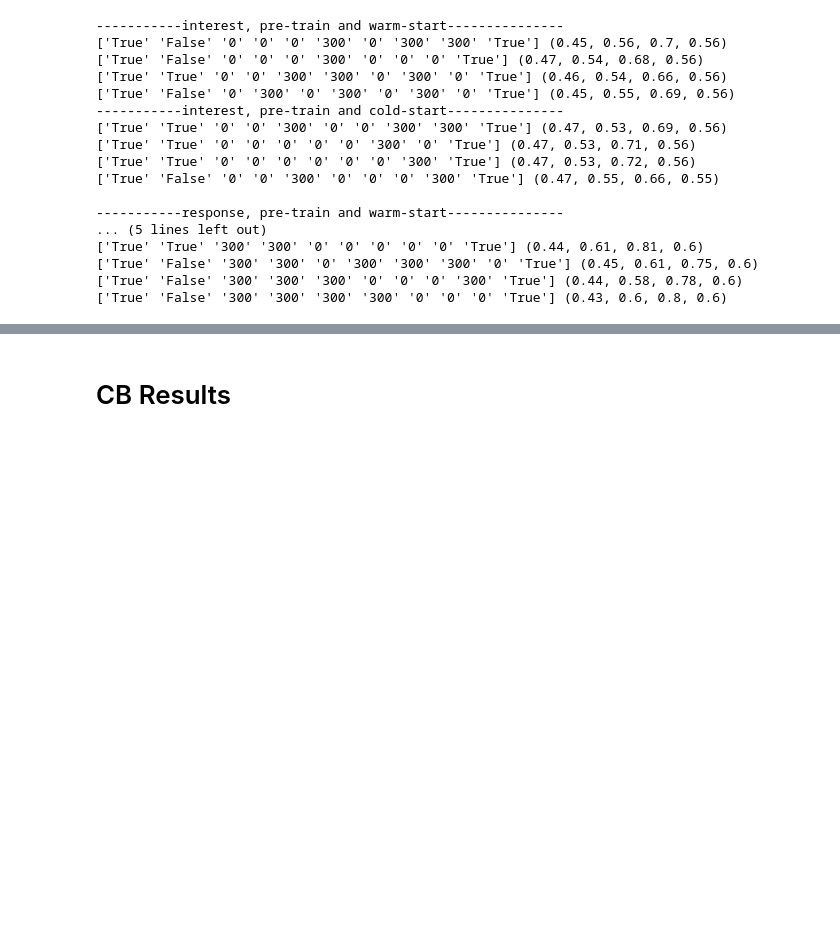
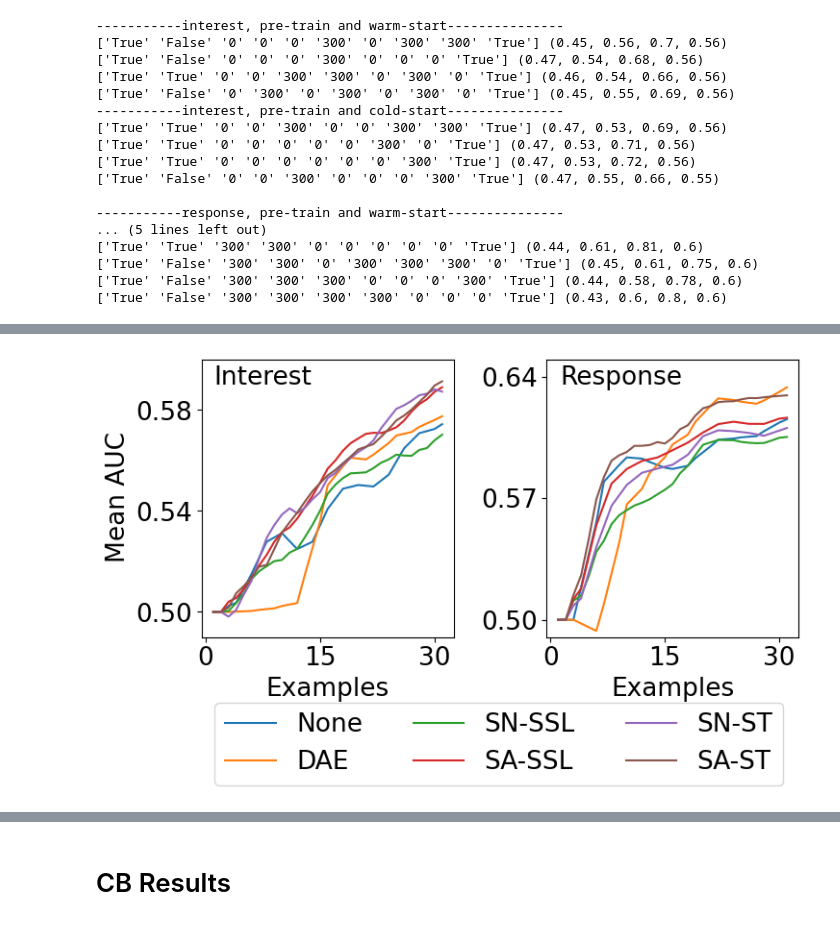
Before and after one commit to mrucker/diss, a Jupyter notebook: sapiens/notebooks/5) results.ipynb, the cells around one changed output, grey strips where cells are left out. Saved outputs shown, nothing was run; the diff lists cells and outputs as text; code cells hidden in the pictures; blank space fills up the shorter version.

```diff
--- a/sapiens/notebooks/5) results.ipynb
+++ b/sapiens/notebooks/5) results.ipynb
@@ -194,14 +281,0 @@ for row in off_p(res, group_by="trn", mets=["g[1]-auc0"], sort_by=("g[1]-auc0","
-# %%
-res0 = cb.Result.from_file("../logs/2/offnp-ae-interest.log.gz").where(index=1)
-res1 = cb.Result.from_file("../logs/2/offnp-ae-response.log.gz").where(index=1)
-
-print("-----------interest----------")
-print(off_p(res0,mets=["g[0]-auc0"],sort_by=("g[0]-auc0","avg")))
-print("-----------------------------")
-print(res0.evaluators.to_pandas())
-
-print()
-print("-----------response----------")
-print(off_p(res1,mets=["g[1]-auc0"],sort_by=("g[1]-auc0","avg")))
-print("-----------------------------")
-print(res1.evaluators.to_pandas())
@@ -496 +450,62 @@ Name: 919, dtype: object
+# %%
+def draw_online_plot1(res0,vid0,res1,vid1,labels,filename,ylim0=None,yticks0=None,ylim1=None,yticks1=None,ncols=2,s=4,bbox_xoffset=0.0,bbox_yoffset=0.0,figsize=(8,3),nfrows=2,nfcols=1):
+    fs = 19
+
+    plt.rcParams['font.size'] = fs
+
+    fig, axs = plt.subplots(nfrows, nfcols, figsize=figsize)
+
+    for v1,v2,c,l in zip(vid0,vid1,colors,labels):
+        res0.where(evaluator_id=v1).plot_learners(y='auc0',l=['evaluator_id'],span=s,ax=axs[0],legend=False,colors=c,labels=l,out=None)
+        res1.where(evaluator_id=v2).plot_learners(y='auc0',l=['evaluator_id'],span=s,ax=axs[1],legend=False,colors=c,labels=l,out=None)
+
+#    axs[0].set_xticks([])
+#    axs[0].set_xlabel("")
+
+    if ylim0: axs[0].set_ylim(*ylim0)
+    if ylim1: axs[1].set_ylim(*ylim1)
+
+    if yticks0: axs[0].set_yticks(yticks0)
+    if yticks1: axs[1].set_yticks(yticks1)
+
+    axs[0].set_xticks([0,15,30])
+    axs[1].set_xticks([0,15,30])
+
+    axs[0].set_ylabel("")
+    axs[1].set_ylabel("")
+
+    axs[0].set_xlabel("Examples")
+    axs[1].set_xlabel("Examples")
+
+    axs[0].set_title('',loc='left')
+    axs[1].set_title('',loc='left')
+
+    axs[1].legend(ncols=ncols,loc="lower center",bbox_to_anchor=(.4+bbox_xoffset,-1.25+bbox_yoffset))
+
+    fig.text(0.00, 0.5 , 'Mean AUC', va='center', rotation='vertical', math_fontfamily='cm')
+    fig.text(0.14, 0.83, 'Interest', va='center', rotation='horizontal')
+    fig.text(0.59, 0.83, 'Response', va='center', rotation='horizontal')
+
+
+    plt.xticks(fontsize=fs)
+    plt.yticks(fontsize=fs)
+    plt.subplots_adjust(wspace=.37)
+
+    plt.savefig(f'../figs/{filename}', format='pdf', bbox_inches="tight")
+
+draw_online_plot1(res4_0,[109,631,871,949,903,401],
+                 res4_1,[1,703,475,913,471,941],
+                 ["None","DAE","SN-SSL","SA-SSL","SN-ST","SA-ST"],
+                 "on-one-block-bottom.pdf",
+                 ncols=3,
+                 yticks0=[.50,.54,.58],
+                 ylim0=[.49,.60],
+                 yticks1=[.50,.57,.64],
+                 ylim1=[.49,.65],
+                 bbox_xoffset=-.59,
+                 bbox_yoffset=.67,
+                 figsize=(8,3.75),
+                 nfrows=1,nfcols=2)
+# %% [output]
+[figure, added]
 # %%
```
Also changed, not shown: parts of 39 cells of this notebook, 3 other files.
